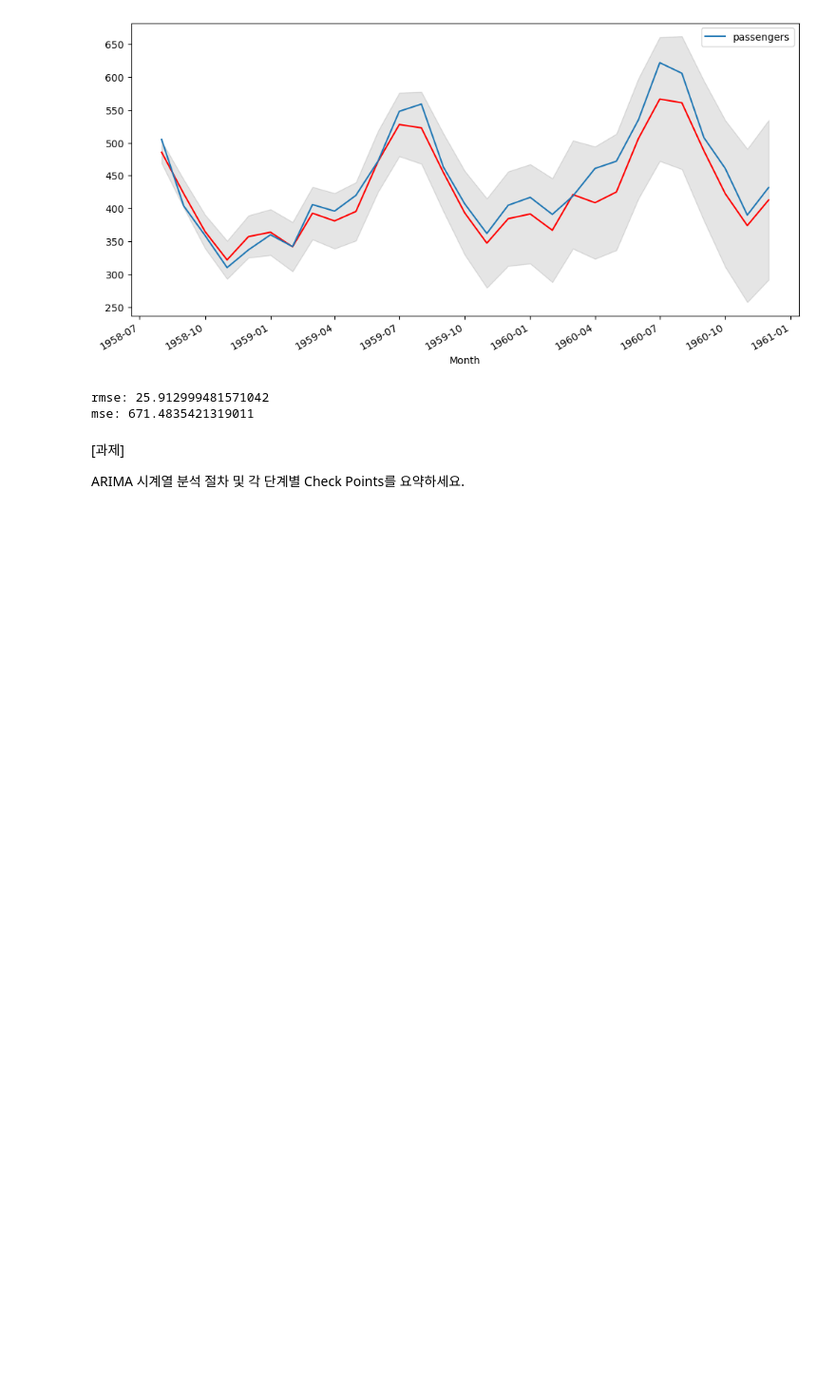
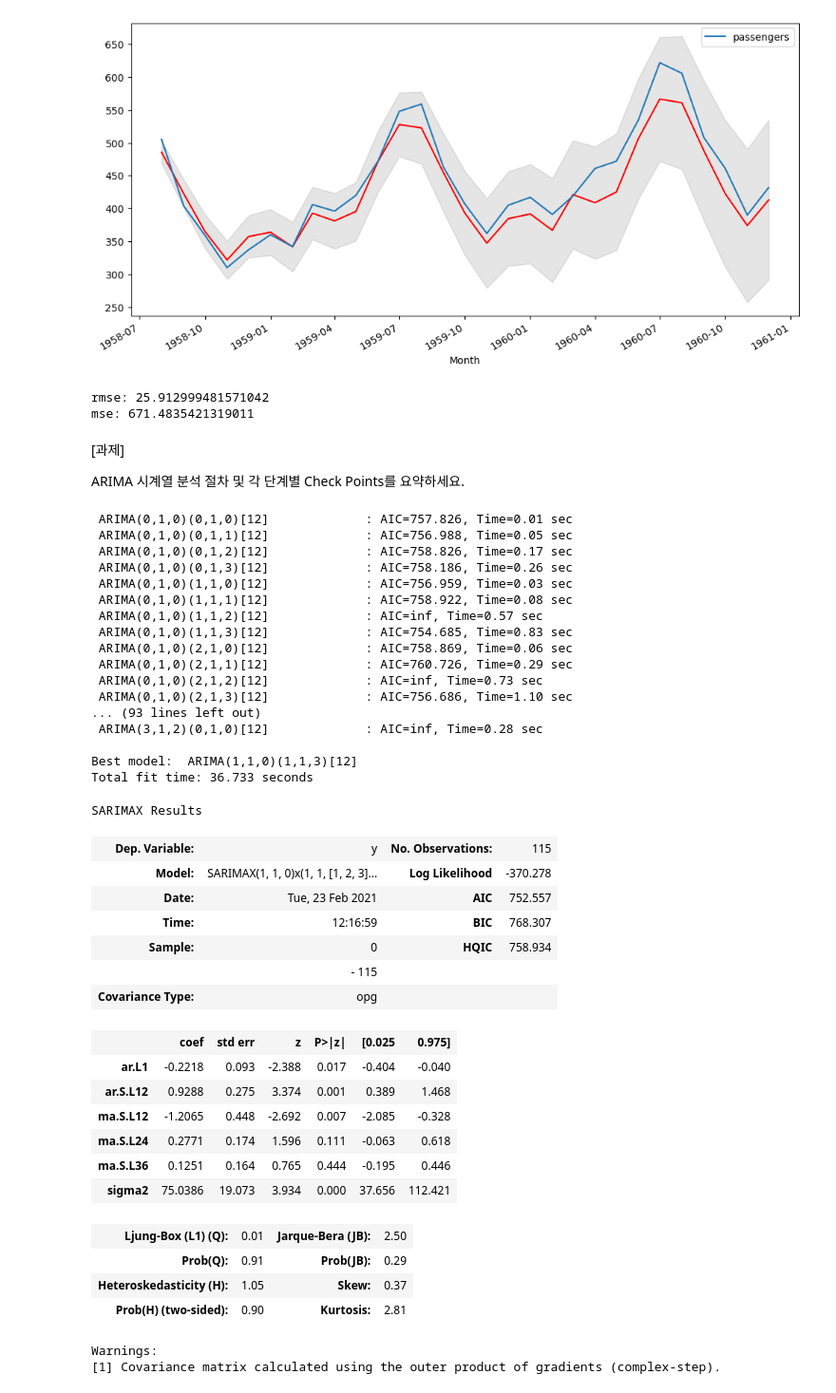
Before and after one commit to bnv20/Caba_ml, a Jupyter notebook: ML56_시계열분석_ARIMA_SARIMA_guide.ipynb, the cells around one changed output. Shown at 95% size. Saved outputs shown, nothing was run; the diff lists cells and outputs as text; code cells hidden in the pictures; blank space fills up the shorter version.

```diff
--- a/ML56_시계열분석_ARIMA_SARIMA_guide.ipynb
+++ b/ML56_시계열분석_ARIMA_SARIMA_guide.ipynb
@@ -428,0 +431,50 @@ ARIMA 시계열 분석 절차 및 각 단계별 Check Points를 요약하세요.
+# %%
+from pmdarima import auto_arima
+
+auto_arima_model = auto_arima(train, start_p=1,start_q=1,
+                             max_p = 3, max_q = 3, m = 12,
+                             start_P = 1,  start_Q = 1, max_P= 3, max_Q = 3,
+                             seasonal = True, d = 1, D = 1, trace=True,
+                             error_action = 'ignore',
+                             suppress_warnings = True,
+                             stepwise=False)
+auto_arima_model.summary()
+# %% [output]
+ ARIMA(0,1,0)(0,1,0)[12]             : AIC=757.826, Time=0.01 sec
+ ARIMA(0,1,0)(0,1,1)[12]             : AIC=756.988, Time=0.05 sec
+ ARIMA(0,1,0)(0,1,2)[12]             : AIC=758.826, Time=0.17 sec
+ ARIMA(0,1,0)(0,1,3)[12]             : AIC=758.186, Time=0.26 sec
+ ARIMA(0,1,0)(1,1,0)[12]             : AIC=756.959, Time=0.03 sec
+ ARIMA(0,1,0)(1,1,1)[12]             : AIC=758.922, Time=0.08 sec
+ ARIMA(0,1,0)(1,1,2)[12]             : AIC=inf, Time=0.57 sec
+ ARIMA(0,1,0)(1,1,3)[12]             : AIC=754.685, Time=0.83 sec
+ ARIMA(0,1,0)(2,1,0)[12]             : AIC=758.869, Time=0.06 sec
+ ARIMA(0,1,0)(2,1,1)[12]             : AIC=760.726, Time=0.29 sec
+ ARIMA(0,1,0)(2,1,2)[12]             : AIC=inf, Time=0.73 sec
+ ARIMA(0,1,0)(2,1,3)[12]             : AIC=756.686, Time=1.10 sec
+... (93 lines left out)
+ ARIMA(3,1,2)(0,1,0)[12]             : AIC=inf, Time=0.28 sec
+
+Best model:  ARIMA(1,1,0)(1,1,3)[12]
+Total fit time: 36.733 seconds
+SARIMAX Results
+| Dep. Variable: | y | No. Observations: | 115 |
+| Model: | SARIMAX(1, 1, 0)x(1, 1, [1, 2, 3]... | Log Likelihood | -370.278 |
+| Date: | Tue, 23 Feb 2021 | AIC | 752.557 |
+| Time: | 12:16:59 | BIC | 768.307 |
+| Sample: | 0 | HQIC | 758.934 |
+|  | - 115 |  |  |
+| Covariance Type: | opg |  |  |
+|  | coef | std err | z | P>|z| | [0.025 | 0.975] |
+| ar.L1 | -0.2218 | 0.093 | -2.388 | 0.017 | -0.404 | -0.040 |
+| ar.S.L12 | 0.9288 | 0.275 | 3.374 | 0.001 | 0.389 | 1.468 |
+| ma.S.L12 | -1.2065 | 0.448 | -2.692 | 0.007 | -2.085 | -0.328 |
+| ma.S.L24 | 0.2771 | 0.174 | 1.596 | 0.111 | -0.063 | 0.618 |
+| ma.S.L36 | 0.1251 | 0.164 | 0.765 | 0.444 | -0.195 | 0.446 |
+| sigma2 | 75.0386 | 19.073 | 3.934 | 0.000 | 37.656 | 112.421 |
+| Ljung-Box (L1) (Q): | 0.01 | Jarque-Bera (JB): | 2.50 |
+| Prob(Q): | 0.91 | Prob(JB): | 0.29 |
+| Heteroskedasticity (H): | 1.05 | Skew: | 0.37 |
+| Prob(H) (two-sided): | 0.90 | Kurtosis: | 2.81 |
+Warnings:
+[1] Covariance matrix calculated using the outer product of gradients (complex-step).
```
Also changed, not shown: parts of 6 cells of this notebook.
